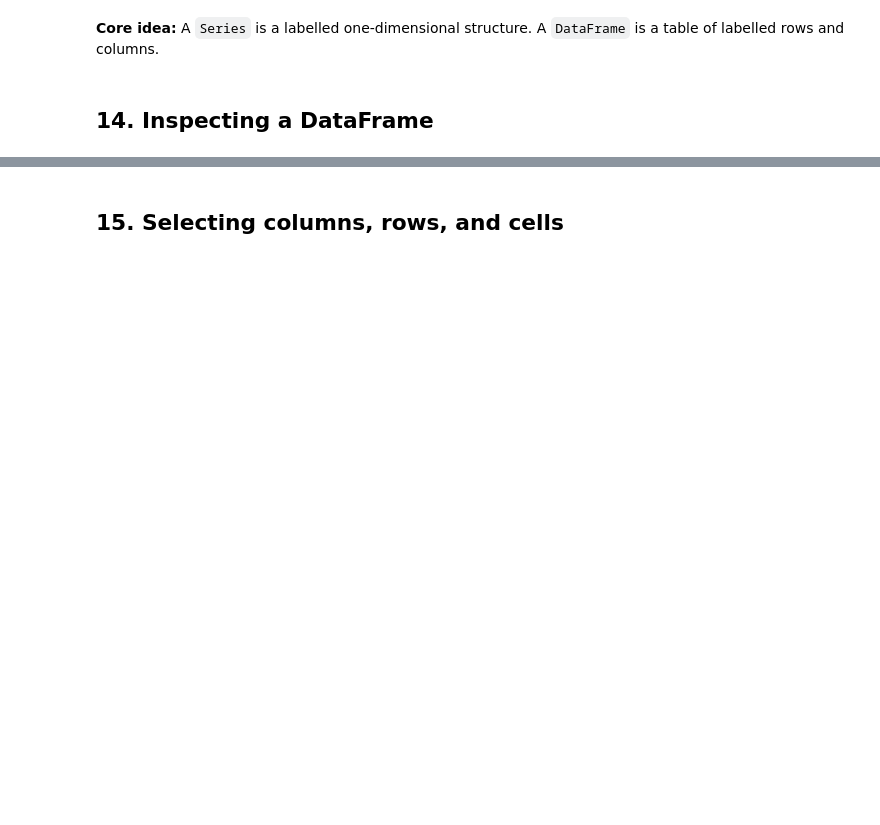
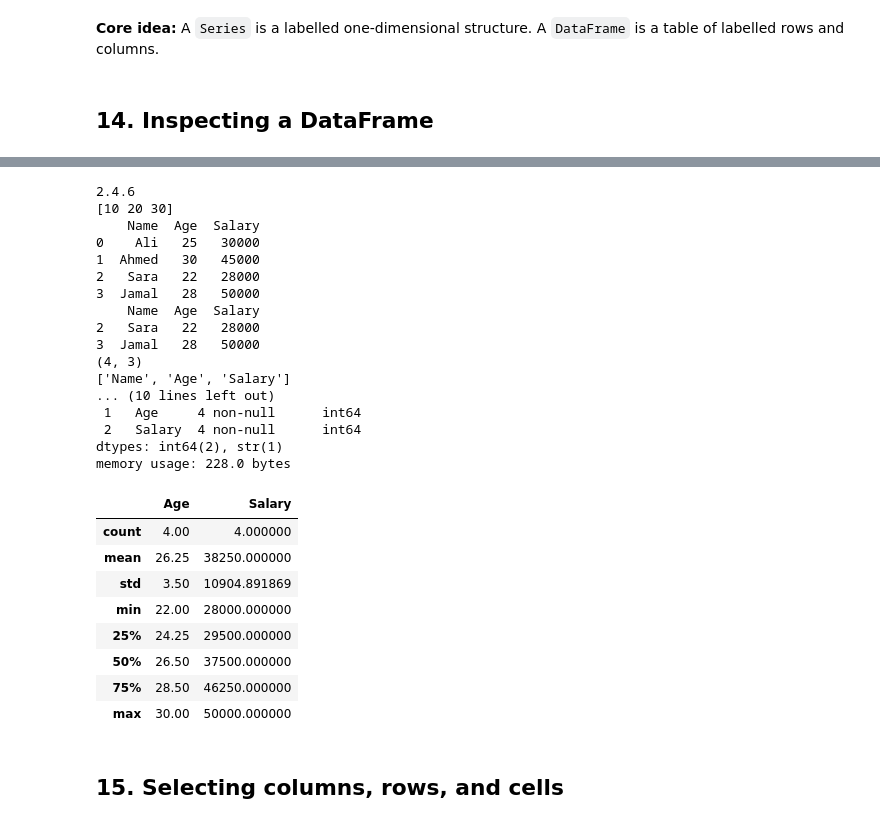
Before and after one commit to mirzajamalnasir750/Python, a Jupyter notebook: PANDAS.ipynb, the cells around one changed output, grey strips where cells are left out. Saved outputs shown, nothing was run; the diff lists cells and outputs as text; code cells hidden in the pictures; blank space fills up the shorter version.

```diff
--- a/PANDAS.ipynb
+++ b/PANDAS.ipynb
@@ -34,11 +93,42 @@ display(df)
 # %%
+import numpy as np
+
+print(np.__version__)
+print(np.array([10, 20, 30]))
 print(df.head())
 print(df.tail(2))
 print(df.shape)
 print(df.columns.tolist())
 print(df.dtypes)
 df.info()
-display(df.describe(numeric_only=True))
+display(df.describe(include="number"))
+# %% [output]
+2.4.6
+[10 20 30]
+    Name  Age  Salary
+0    Ali   25   30000
+1  Ahmed   30   45000
+2   Sara   22   28000
+3  Jamal   28   50000
+    Name  Age  Salary
+2   Sara   22   28000
+3  Jamal   28   50000
+(4, 3)
+['Name', 'Age', 'Salary']
+... (10 lines left out)
+ 1   Age     4 non-null      int64
+ 2   Salary  4 non-null      int64
+dtypes: int64(2), str(1)
+memory usage: 228.0 bytes
+|  | Age | Salary |
+| count | 4.00 | 4.000000 |
+| mean | 26.25 | 38250.000000 |
+| std | 3.50 | 10904.891869 |
+| min | 22.00 | 28000.000000 |
+| 25% | 24.25 | 29500.000000 |
+| 50% | 26.50 | 37500.000000 |
+| 75% | 28.50 | 46250.000000 |
+| max | 30.00 | 50000.000000 |
 # %% [markdown]
 ## 15. Selecting columns, rows, and cells
 # %%
```
Also changed, not shown: parts of 24 cells of this notebook.
